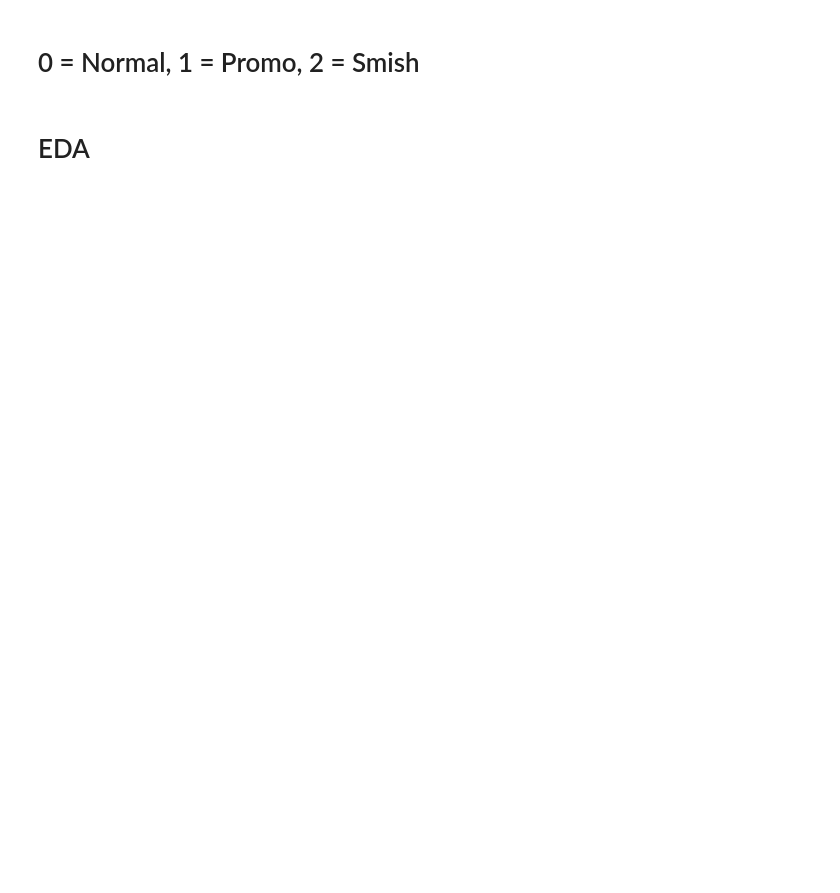
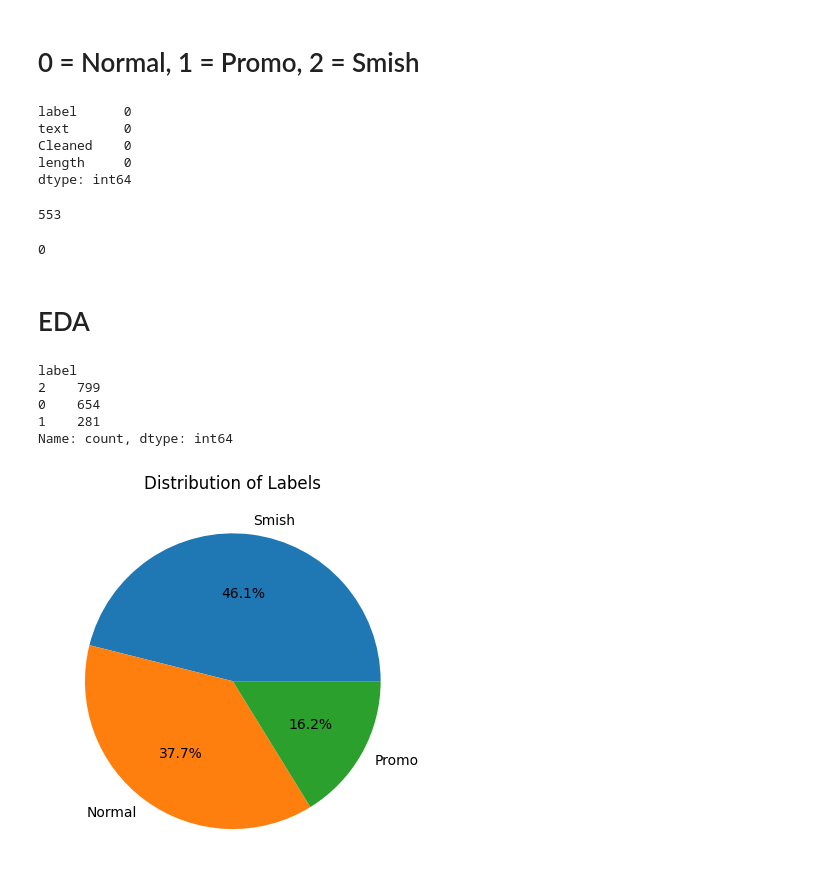
Before and after one commit to S4DIB/bengali-sms-fraud-detection-using-supervised-learning, a Jupyter notebook: Bengali Sms Fraud Detection.ipynb, the cells around one changed output. Saved outputs shown, nothing was run; the diff lists cells and outputs as text; code cells hidden in the pictures; blank space fills up the shorter version.

```diff
--- a/Bengali Sms Fraud Detection.ipynb
+++ b/Bengali Sms Fraud Detection.ipynb
@@ -121,7 +121,7 @@ data
 | 2286 | smish | ➡️আপনি কি অনলাইনে কাজ করতে চান??.... | অনলাইনে প্রজেক্টের নাম টেলিগ্রামে... |
 2287 rows × 3 columns
 # %%
-df['length'] = df['Cleaned'].apply(lambda x:len(x.split()))
-dataset = df.loc[df.length>0]
+data['length'] = data['Cleaned'].apply(lambda x:len(x.split()))
+dataset = data.loc[data.length>0]
 dataset = dataset.reset_index(drop = True)
 # %%
@@ -129,4 +131,4 @@ df['label'].unique()
 # %%
 le = LabelEncoder()
-df['label'] = le.fit_transform(df['label'])
-df.head()
+data['label'] = le.fit_transform(data['label'])
+data.head()
@@ -133,20 +142,38 @@ df.head()
 # %% [markdown]
 # 0 = Normal, 1 = Promo, 2 = Smish
 # %%
-df.isnull().sum()
+data.isnull().sum()
+# %% [output]
+label      0
+text       0
+Cleaned    0
+length     0
+dtype: int64
 # %%
-df.duplicated().sum()
+data.duplicated().sum()
+# %% [output]
+553
 # %%
-df = df.drop_duplicates(keep='first')
-df.duplicated().sum()
+data = data.drop_duplicates(keep='first')
+data.duplicated().sum()
+# %% [output]
+0
 # %% [markdown]
  # EDA
 # %%
-df['label'].value_counts()
+data['label'].value_counts()
+# %% [output]
+label
+2    799
+0    654
+1    281
+Name: count, dtype: int64
 # %%
-plt.pie(df['label'].value_counts(), labels=['Smish', 'Normal', 'Promo'], autopct='%1.1f%%')
+plt.pie(data['label'].value_counts(), labels=['Smish', 'Normal', 'Promo'], autopct='%1.1f%%')
 plt.title('Distribution of Labels')
 plt.show()
+# %% [output]
+[figure, added]
 # %%
 # Calculate the Text of each of the Text
 dataset['TextLength'] = dataset.Cleaned.apply(lambda x:len(x.split()))
```
Also changed, not shown: parts of 5 cells of this notebook.
